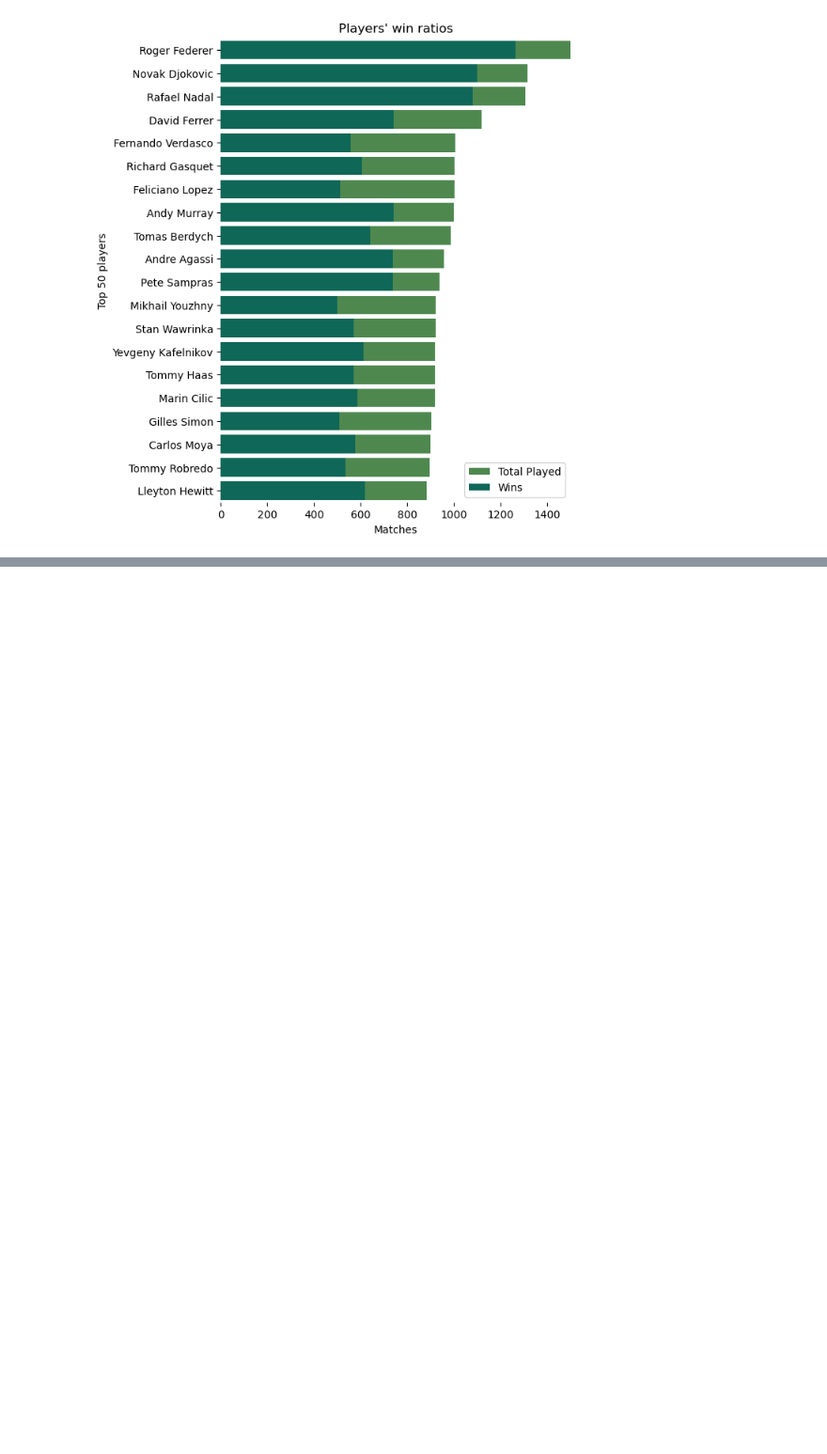
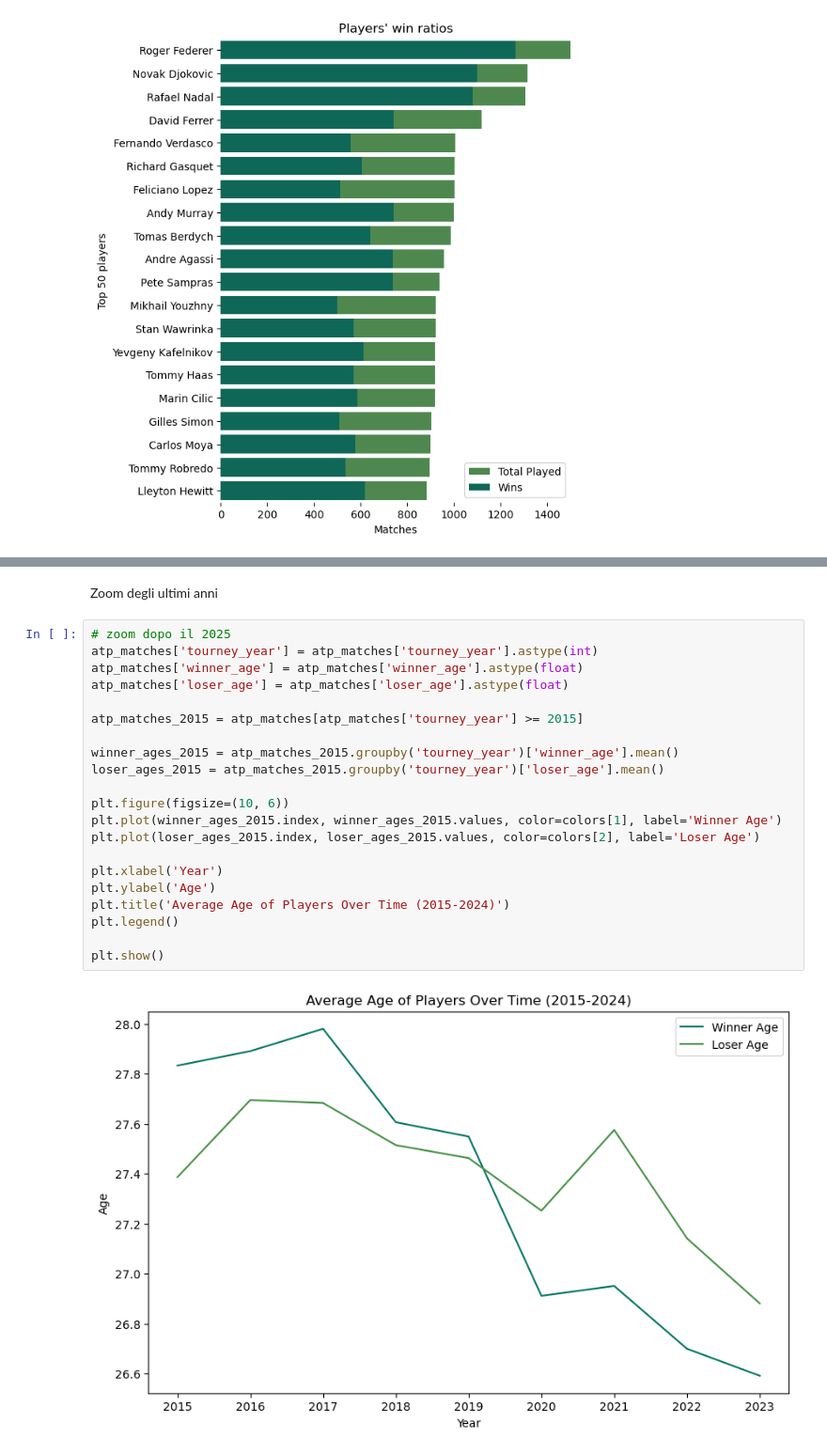
Before and after one commit to yasemitee/SciVIs, a Jupyter notebook: player.ipynb, the cells around one changed output, grey strips where cells are left out. Shown at 94% size. Drawn from its saved outputs; the diff is of its cells as text; blank space fills up the shorter version.

```diff
--- a/player.ipynb
+++ b/player.ipynb
@@ -137,0 +165,25 @@ sns.despine(left=True, bottom=True)
+# %% [markdown]
+Zoom degli ultimi anni
+# %%
+# zoom dopo il 2025
+atp_matches['tourney_year'] = atp_matches['tourney_year'].astype(int)
+atp_matches['winner_age'] = atp_matches['winner_age'].astype(float)
+atp_matches['loser_age'] = atp_matches['loser_age'].astype(float)
+
+atp_matches_2015 = atp_matches[atp_matches['tourney_year'] >= 2015]
+
+winner_ages_2015 = atp_matches_2015.groupby('tourney_year')['winner_age'].mean()
+loser_ages_2015 = atp_matches_2015.groupby('tourney_year')['loser_age'].mean()
+
+plt.figure(figsize=(10, 6))
+plt.plot(winner_ages_2015.index, winner_ages_2015.values, color=colors[1], label='Winner Age')
+plt.plot(loser_ages_2015.index, loser_ages_2015.values, color=colors[2], label='Loser Age')
+
+plt.xlabel('Year')
+plt.ylabel('Age')
+plt.title('Average Age of Players Over Time (2015-2024)')
+plt.legend()
+
+plt.show()
+# %% [output]
+[figure, added]
```
Also changed, not shown: parts of 10 cells of this notebook, 1 other file.
